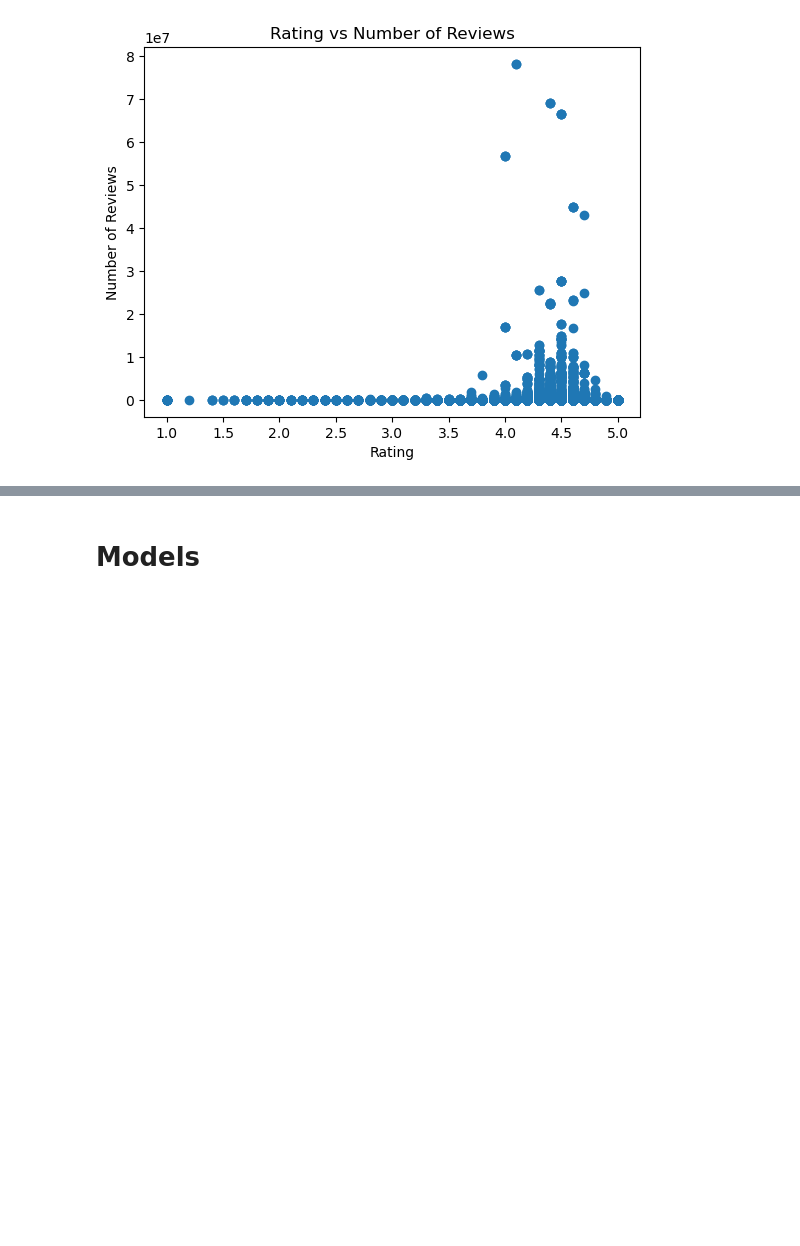
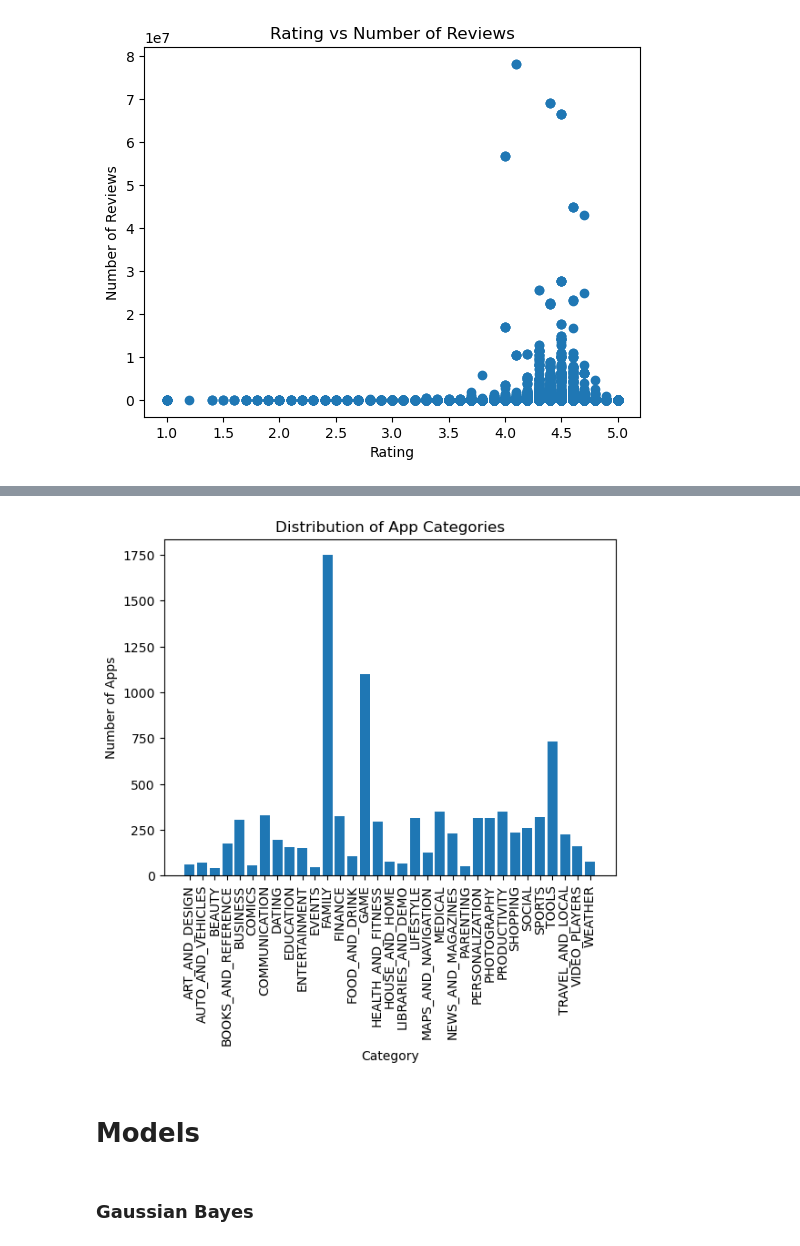
Before and after one commit to LYS312/TheAnalysts, a Jupyter notebook: TheAnalysts/TheAnalysts.ipynb, the cells around one changed output, grey strips where cells are left out. Cells and saved outputs as stored; diff of their text form; code cells hidden in the pictures; blank space fills up the shorter version.

```diff
--- a/TheAnalysts/TheAnalysts.ipynb
+++ b/TheAnalysts/TheAnalysts.ipynb
@@ -956,2 +987,29 @@ plt.show()
+# %%
+# Count the number of apps in each category
+category_counts = df['Category'].value_counts()
+
+# Sort the categories in ascending order
+category_counts = category_counts.sort_index()
+
+# Create a bar chart of the category counts
+plt.bar(category_counts.index, category_counts.values)
+plt.xticks(rotation=90)
+plt.xlabel('Category')
+plt.ylabel('Number of Apps')
+plt.title('Distribution of App Categories')
+
+# Add x-axis labels
+plt.gca().set_xticklabels(category_counts.index, rotation=90)
+plt.gca().set_xticklabels(['ART_AND_DESIGN', 'AUTO_AND_VEHICLES', 'BEAUTY', 'BOOKS_AND_REFERENCE', 'BUSINESS', 'COMICS',
+                         'COMMUNICATION', 'DATING', 'EDUCATION', 'ENTERTAINMENT', 'EVENTS', 'FAMILY',
+                         'FINANCE', 'FOOD_AND_DRINK', 'GAME', 'HEALTH_AND_FITNESS', 'HOUSE_AND_HOME', 'LIBRARIES_AND_DEMO',
+                         'LIFESTYLE', 'MAPS_AND_NAVIGATION', 'MEDICAL', 'NEWS_AND_MAGAZINES', 'PARENTING', 'PERSONALIZATION',
+                         'PHOTOGRAPHY', 'PRODUCTIVITY', 'SHOPPING', 'SOCIAL', 'SPORTS', 'TOOLS',
+                         'TRAVEL_AND_LOCAL', 'VIDEO_PLAYERS', 'WEATHER'])
+plt.show()
+# %% [output]
+[figure, added]
 # %% [markdown]
 # Models
+# %% [markdown]
+### Gaussian Bayes
```
Also changed, not shown: parts of 9 cells of this notebook.
